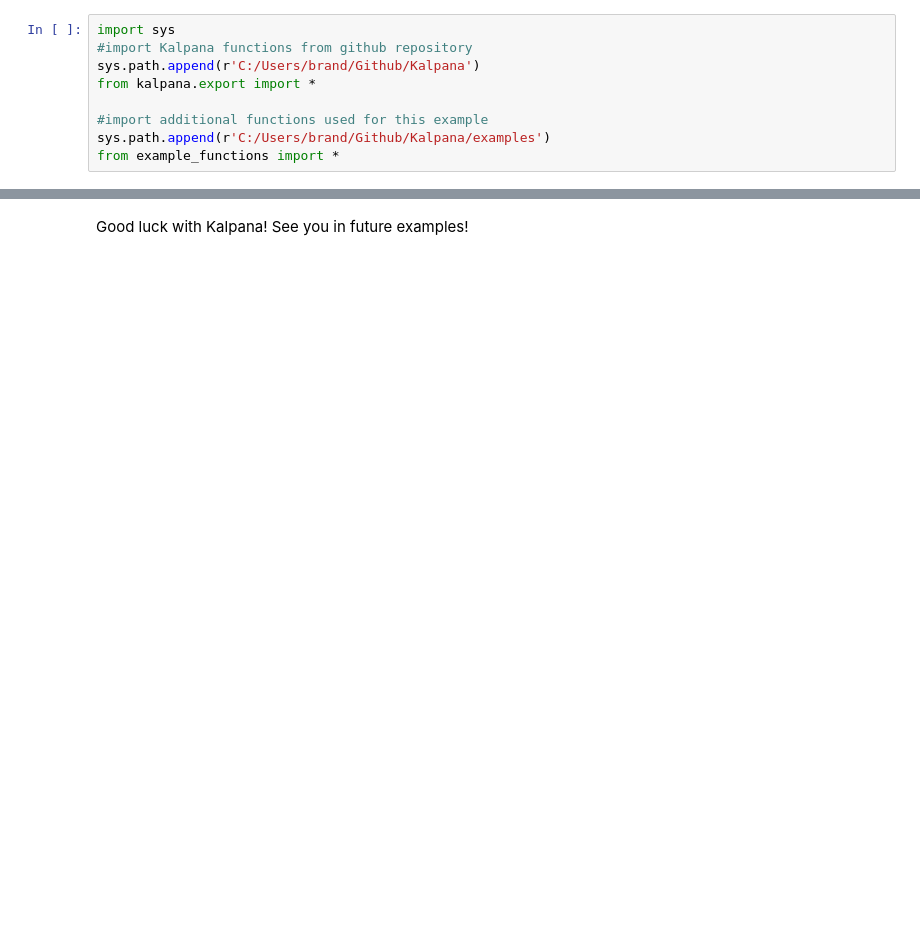
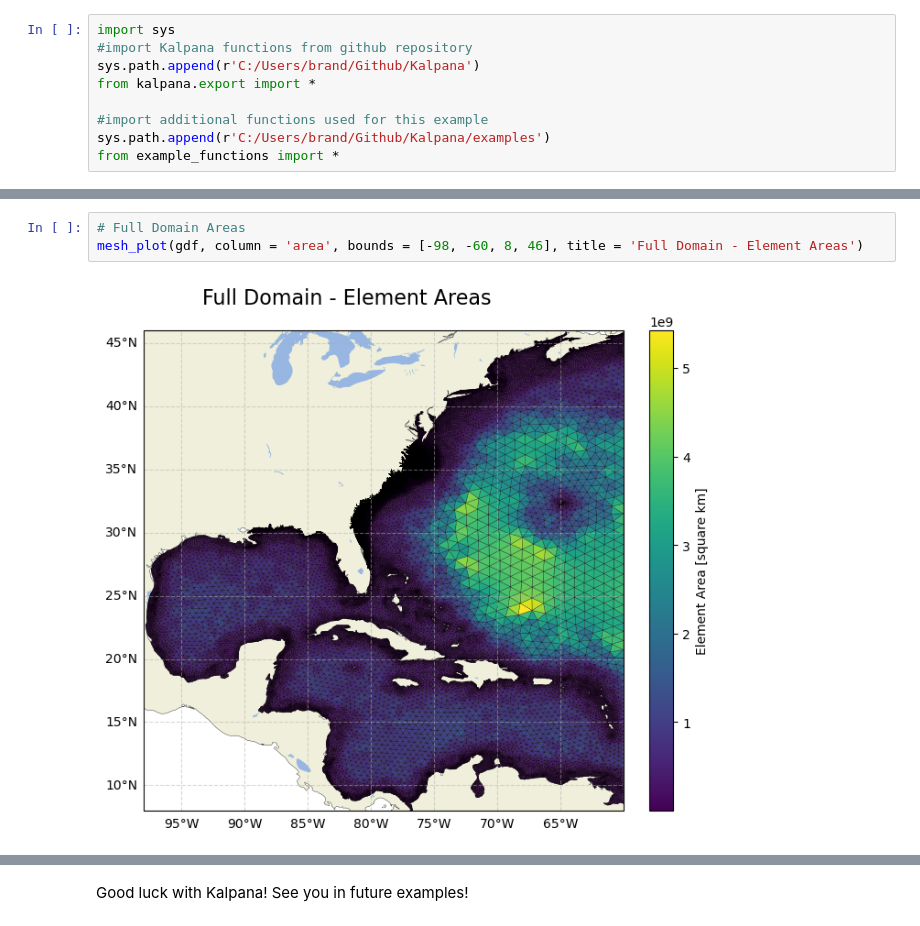
Before and after one commit to tomas19/kalpana_v2, a Jupyter notebook: examples/export_example03.ipynb, the cells around one changed output, grey strips where cells are left out. Cells and saved outputs as stored; diff of their text form; blank space fills up the shorter version.

```diff
--- a/examples/export_example03.ipynb
+++ b/examples/export_example03.ipynb
@@ -93,0 +56,5 @@ KeyboardInterrupt:
+# %%
+# Full Domain Areas
+mesh_plot(gdf, column = 'area', bounds = [-98, -60, 8, 46], title = 'Full Domain - Element Areas')
+# %% [output]
+[figure, added]
```
Also changed, not shown: parts of 16 cells of this notebook, 9 other files.
